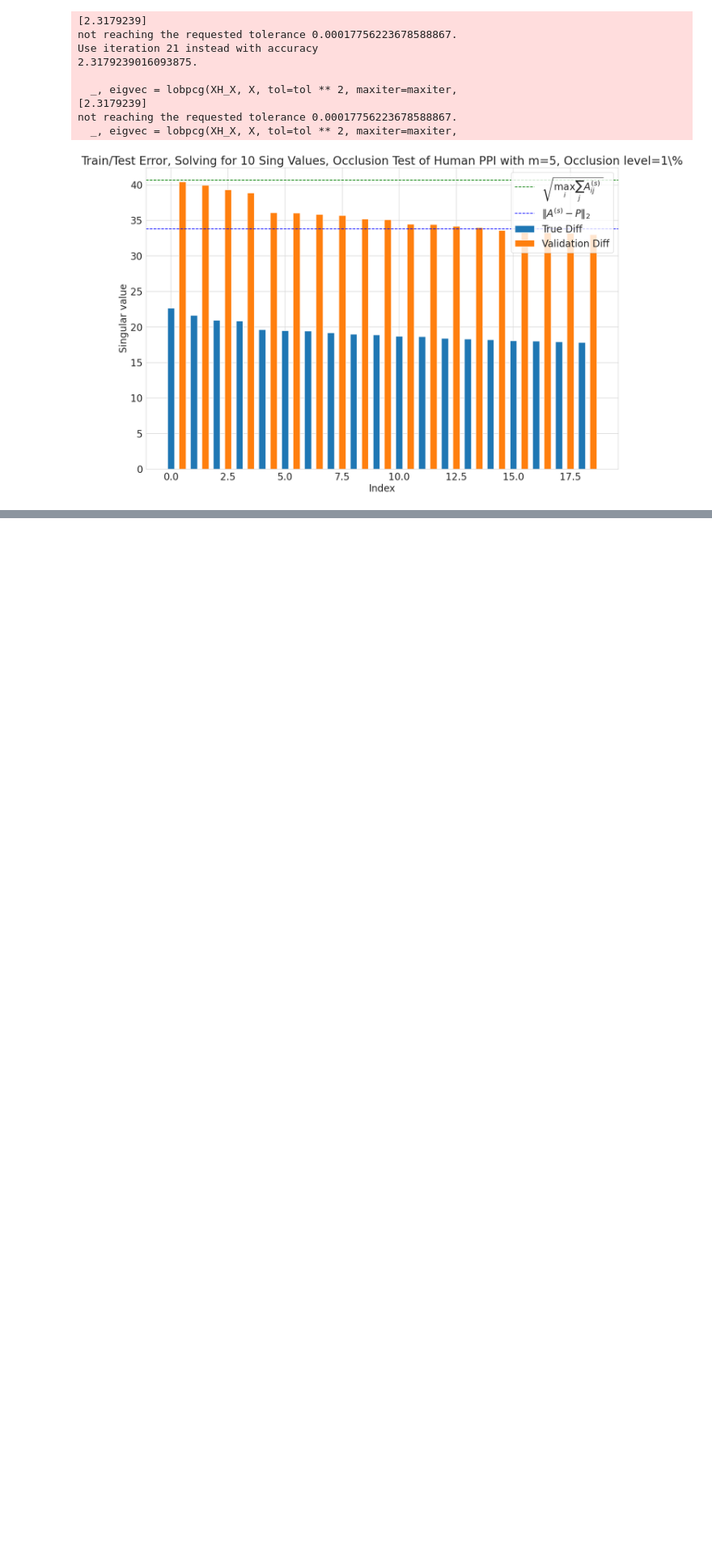
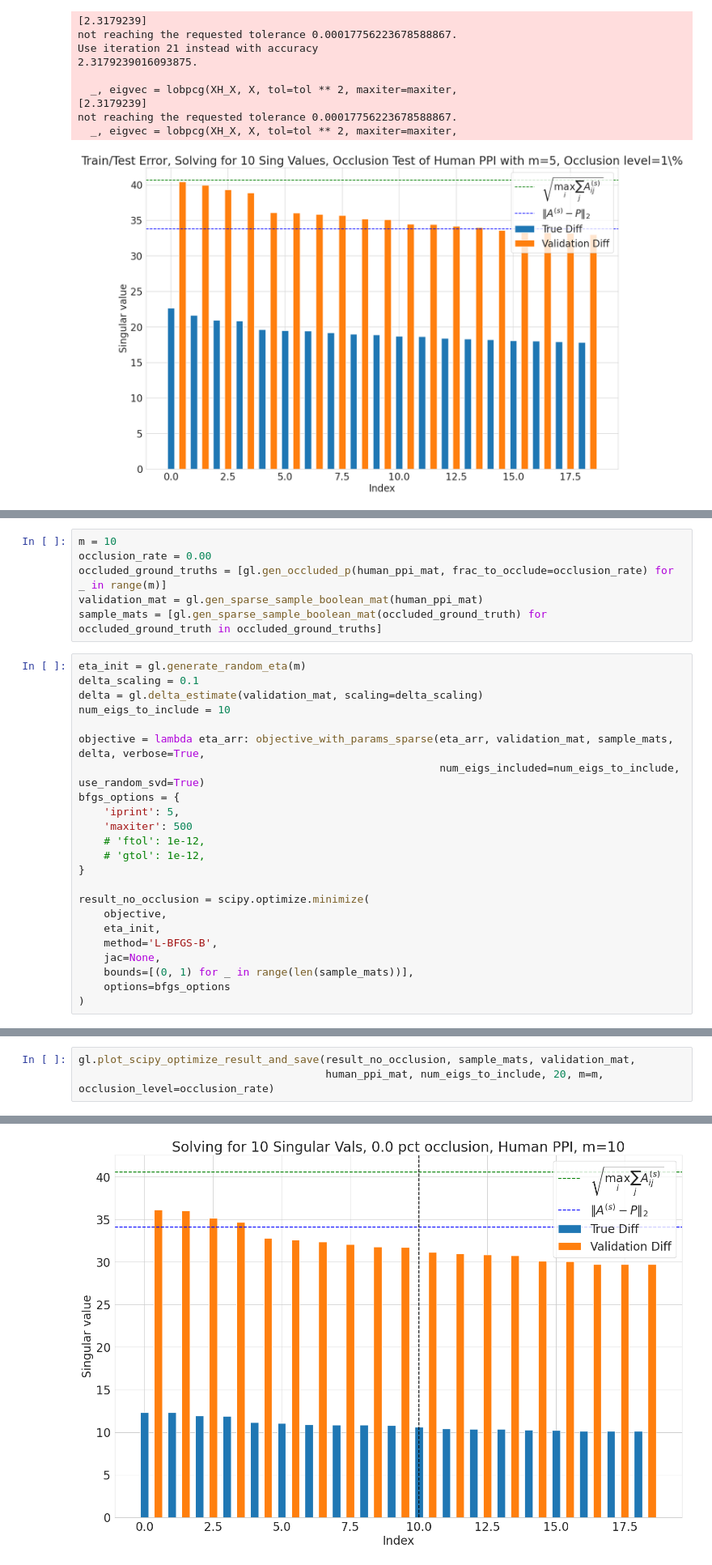
Before and after one commit to akhiljalan/cellag-misc, a Jupyter notebook: ppi-2-faster-iter.ipynb, the cells around one changed output, grey strips where cells are left out. Shown at 81% size. Drawn from its saved outputs; the diff is of its cells as text; blank space fills up the shorter version.

```diff
--- a/ppi-2-faster-iter.ipynb
+++ b/ppi-2-faster-iter.ipynb
@@ -189,0 +194,29 @@ not reaching the requested tolerance 0.00017756223678588867.
+# %%
+m = 10
+occlusion_rate = 0.00
+occluded_ground_truths = [gl.gen_occluded_p(human_ppi_mat, frac_to_occlude=occlusion_rate) for _ in range(m)]
+validation_mat = gl.gen_sparse_sample_boolean_mat(human_ppi_mat)
+sample_mats = [gl.gen_sparse_sample_boolean_mat(occluded_ground_truth) for occluded_ground_truth in occluded_ground_truths]
+# %%
+eta_init = gl.generate_random_eta(m)
+delta_scaling = 0.1
+delta = gl.delta_estimate(validation_mat, scaling=delta_scaling)
+num_eigs_to_include = 10
+
+objective = lambda eta_arr: objective_with_params_sparse(eta_arr, validation_mat, sample_mats, delta, verbose=True,
+                                                         num_eigs_included=num_eigs_to_include, use_random_svd=True)
+bfgs_options = {
+    'iprint': 5,
+    'maxiter': 500
+    # 'ftol': 1e-12,
+    # 'gtol': 1e-12,
+}
+
+result_no_occlusion = scipy.optimize.minimize(
+    objective,
+    eta_init,
+    method='L-BFGS-B',
+    jac=None,
+    bounds=[(0, 1) for _ in range(len(sample_mats))],
+    options=bfgs_options
+)
@@ -189,0 +254,4 @@ not reaching the requested tolerance 0.00017756223678588867.
+# %%
+gl.plot_scipy_optimize_result_and_save(result_no_occlusion, sample_mats, validation_mat,
+                                       human_ppi_mat, num_eigs_to_include, 20, m=m, occlusion_level=occlusion_rate)
+# %% [output]
@@ -189,0 +267 @@ not reaching the requested tolerance 0.00017756223678588867.
+[figure, added]
```
Also changed, not shown: parts of 11 cells of this notebook, 4 other files.
